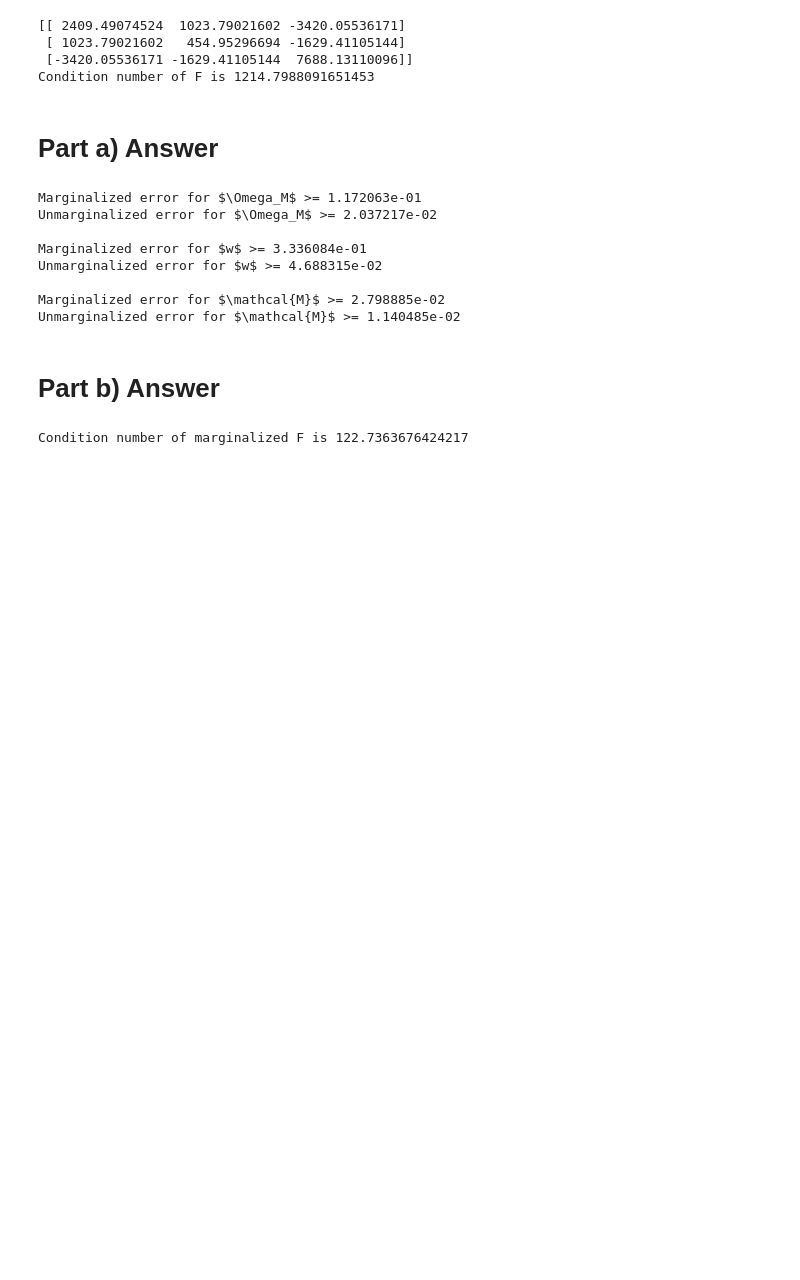
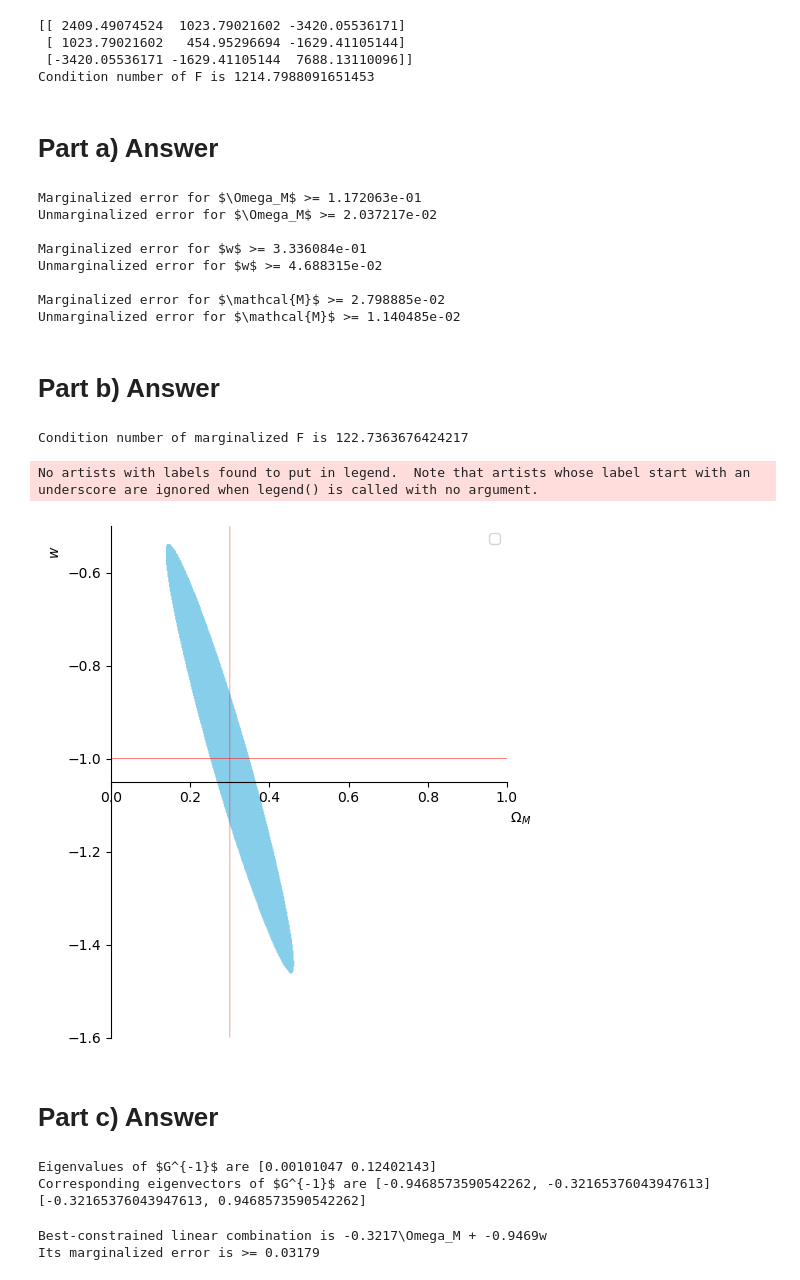
Before and after one commit to bzh-bzh/astr-540-project, a Jupyter notebook: SNe Fisher Forecast.ipynb, the cells around one changed output. Drawn from its saved outputs; the diff is of its cells as text; code cells hidden in the pictures; blank space fills up the shorter version.

```diff
--- a/SNe Fisher Forecast.ipynb
+++ b/SNe Fisher Forecast.ipynb
@@ -169,3 +176,50 @@ print(f'Condition number of marginalized F is {np.linalg.cond(proj_fisher_mat)}'
 proj_fisher_inv = np.linalg.inv(proj_fisher_mat)
 # %% [output]
 Condition number of marginalized F is 122.7363676424217
+# %%
+DELTA_CHI2 = 2.3 # 68.3% credible ellipse
+
+o_M, w = symbols('\Omega_M w', real=True)
+param_vec = Matrix([o_M, w])
+center_vec = Matrix([OMEGA_M, DE_EOS_W])
+
+limits = [(o_M, 0, 1), (w, -1.6, -0.5)]
+# Force equal aspect ratio hackily (sympy sucks).
+plt.rcParams['figure.figsize'] = 5, 5 * (limits[1][2] - limits[1][1]) / (limits[0][2] - limits[0][1])
+
+contour_plt = plot_implicit((Transpose(param_vec - center_vec) * Matrix(proj_fisher_mat) * (param_vec - center_vec))[0, 0] < DELTA_CHI2,
+                            limits[0], limits[1],
+                            line_color='#87CEEB',
+                            xlabel='\t\t\t\t\t\t\t\t\t\t\t\t$\Omega_M$', # Needed to manually align label, b/c sympy sucks.
+                            ylabel='\t\t\t\t\t\t\t\t\t\t\t\t\t$w$',
+                            show=False,
+                            legend=True)
+
+xline_plot = plot_implicit(Eq(o_M, OMEGA_M), limits[0], limits[1], line_color='red', show=False)
+yline_plot = plot_implicit(Eq(w, DE_EOS_W), limits[0], limits[1], line_color='red', show=False)
+contour_plt.append(xline_plot[0])
+contour_plt.append(yline_plot[0])
+contour_plt.show()
+# %% [output]
+No artists with labels found to put in legend.  Note that artists whose label start with an underscore are ignored when legend() is called with no argument.
+[figure, added]
+# %% [markdown]
+# Part c) Answer
+# %%
+proj_fisher_inv_evals, proj_fisher_inv_evecs = np.linalg.eigh(proj_fisher_inv)
+print(r'Eigenvalues of $G^{-1}$ are', proj_fisher_inv_evals)
+print(r'Corresponding eigenvectors of $G^{-1}$ are', *[list(proj_fisher_inv_evecs[:, i]) for i in range(len(proj_fisher_inv_evals))])
+# %% [output]
+Eigenvalues of $G^{-1}$ are [0.00101047 0.12402143]
+Corresponding eigenvectors of $G^{-1}$ are [-0.9468573590542262, -0.32165376043947613] [-0.32165376043947613, 0.9468573590542262]
+# %%
+min_eval_ind = np.argmin(proj_fisher_inv_evals)
+min_eval = proj_fisher_inv_evals[min_eval_ind]
+min_evec = proj_fisher_inv_evecs[:, min_eval_ind]
+
+print(f'Best-constrained linear combination is {min_evec[1]:.4}\Omega_M + {min_evec[0]:.4}w')
+best_constrained_err = min_eval**0.5
+print(f'Its marginalized error is >= {best_constrained_err:.4}')
+# %% [output]
+Best-constrained linear combination is -0.3217\Omega_M + -0.9469w
+Its marginalized error is >= 0.03179
```
Also changed, not shown: parts of 5 cells of this notebook.
